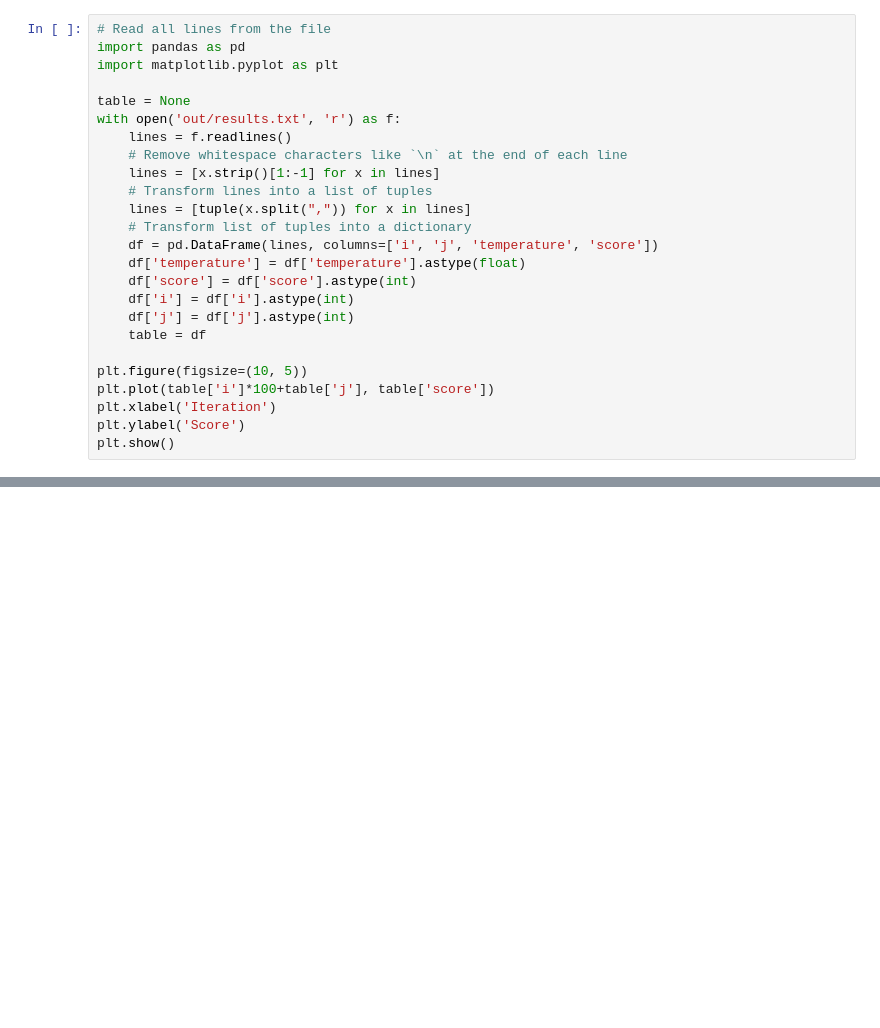
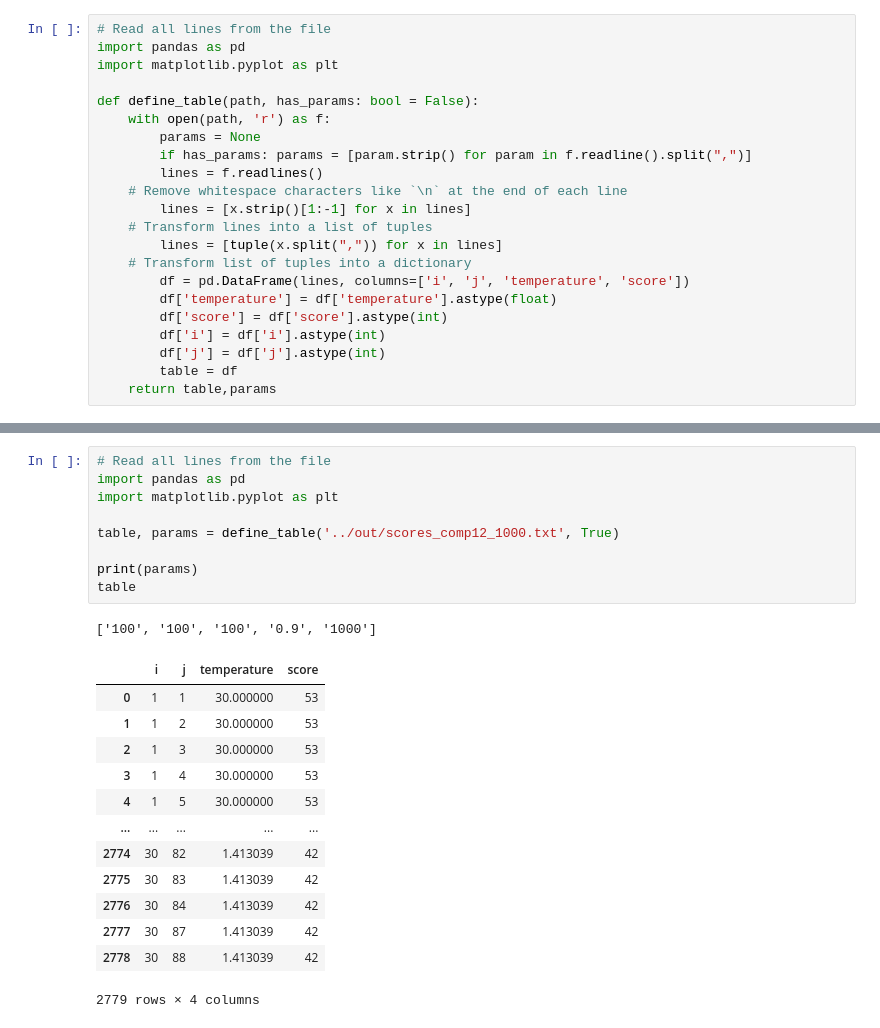
Before and after one commit to rtmonteiro/time_scheduling, a Jupyter notebook: notebooks/show_results.ipynb, the cells around one changed output, grey strips where cells are left out. Drawn from its saved outputs; the diff is of its cells as text; blank space fills up the shorter version.

```diff
--- a/show_results.ipynb
+++ b/notebooks/show_results.ipynb
@@ -3,23 +3,20 @@
 import pandas as pd
 import matplotlib.pyplot as plt
 
-table = None
-with open('out/results.txt', 'r') as f:
-    lines = f.readlines()
+def define_table(path, has_params: bool = False):
+    with open(path, 'r') as f:
+        params = None
+        if has_params: params = [param.strip() for param in f.readline().split(",")]
+        lines = f.readlines()
     # Remove whitespace characters like `\n` at the end of each line
-    lines = [x.strip()[1:-1] for x in lines]
+        lines = [x.strip()[1:-1] for x in lines]
     # Transform lines into a list of tuples
-    lines = [tuple(x.split(",")) for x in lines]
+        lines = [tuple(x.split(",")) for x in lines]
     # Transform list of tuples into a dictionary
-    df = pd.DataFrame(lines, columns=['i', 'j', 'temperature', 'score'])
-    df['temperature'] = df['temperature'].astype(float)
-    df['score'] = df['score'].astype(int)
-    df['i'] = df['i'].astype(int)
-    df['j'] = df['j'].astype(int)
-    table = df
-
-plt.figure(figsize=(10, 5))
-plt.plot(table['i']*100+table['j'], table['score'])
-plt.xlabel('Iteration')
-plt.ylabel('Score')
-plt.show()
+        df = pd.DataFrame(lines, columns=['i', 'j', 'temperature', 'score'])
+        df['temperature'] = df['temperature'].astype(float)
+        df['score'] = df['score'].astype(int)
+        df['i'] = df['i'].astype(int)
+        df['j'] = df['j'].astype(int)
+        table = df
+    return table,params
@@ -52,0 +45,24 @@ plt.show()
+# %%
+# Read all lines from the file
+import pandas as pd
+import matplotlib.pyplot as plt
+
+table, params = define_table('../out/scores_comp12_1000.txt', True)
+
+print(params)
+table
+# %% [output]
+['100', '100', '100', '0.9', '1000']
+|  | i | j | temperature | score |
+| 0 | 1 | 1 | 30.000000 | 53 |
+| 1 | 1 | 2 | 30.000000 | 53 |
+| 2 | 1 | 3 | 30.000000 | 53 |
+| 3 | 1 | 4 | 30.000000 | 53 |
+| 4 | 1 | 5 | 30.000000 | 53 |
+| ... | ... | ... | ... | ... |
+| 2774 | 30 | 82 | 1.413039 | 42 |
+| 2775 | 30 | 83 | 1.413039 | 42 |
+| 2776 | 30 | 84 | 1.413039 | 42 |
+| 2777 | 30 | 87 | 1.413039 | 42 |
+| 2778 | 30 | 88 | 1.413039 | 42 |
+2779 rows × 4 columns
```
Also changed, not shown: parts of 5 cells of this notebook, 7 other files.
